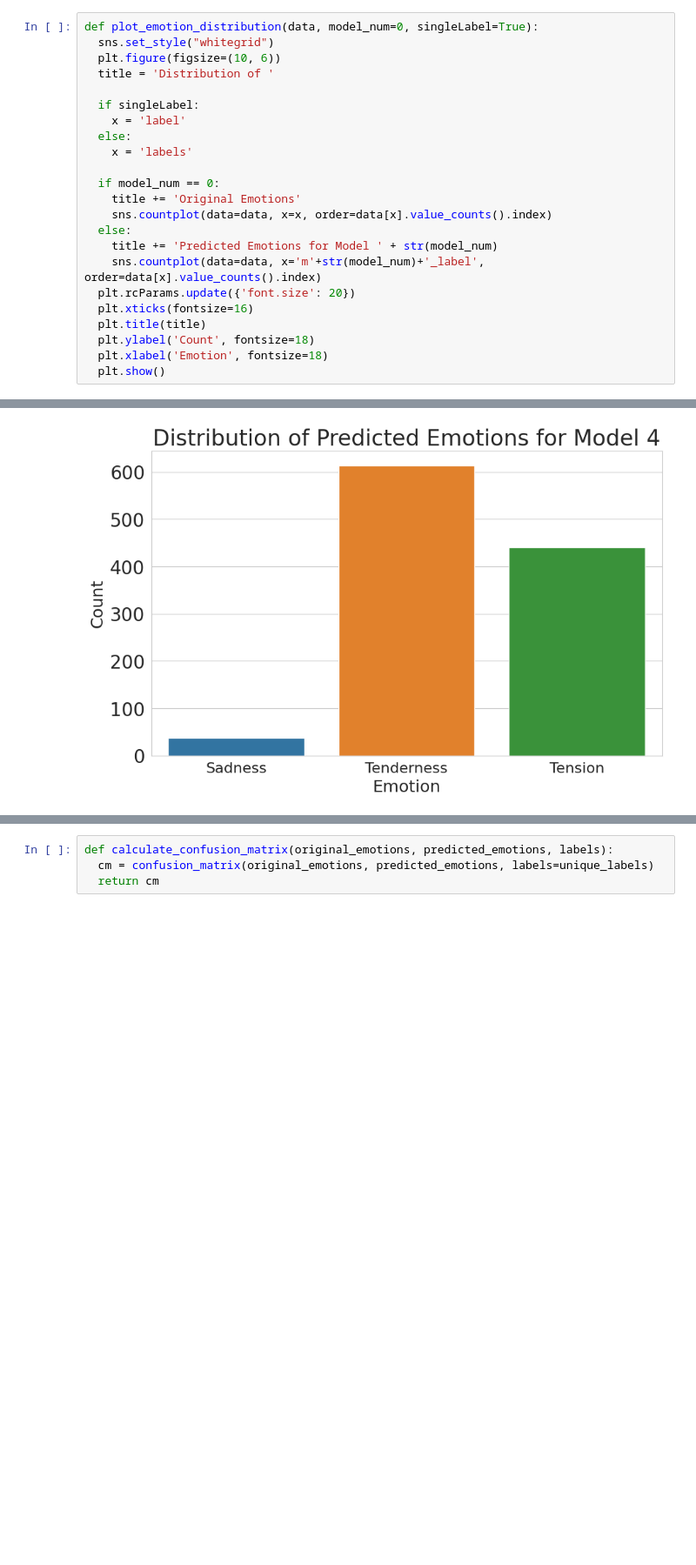
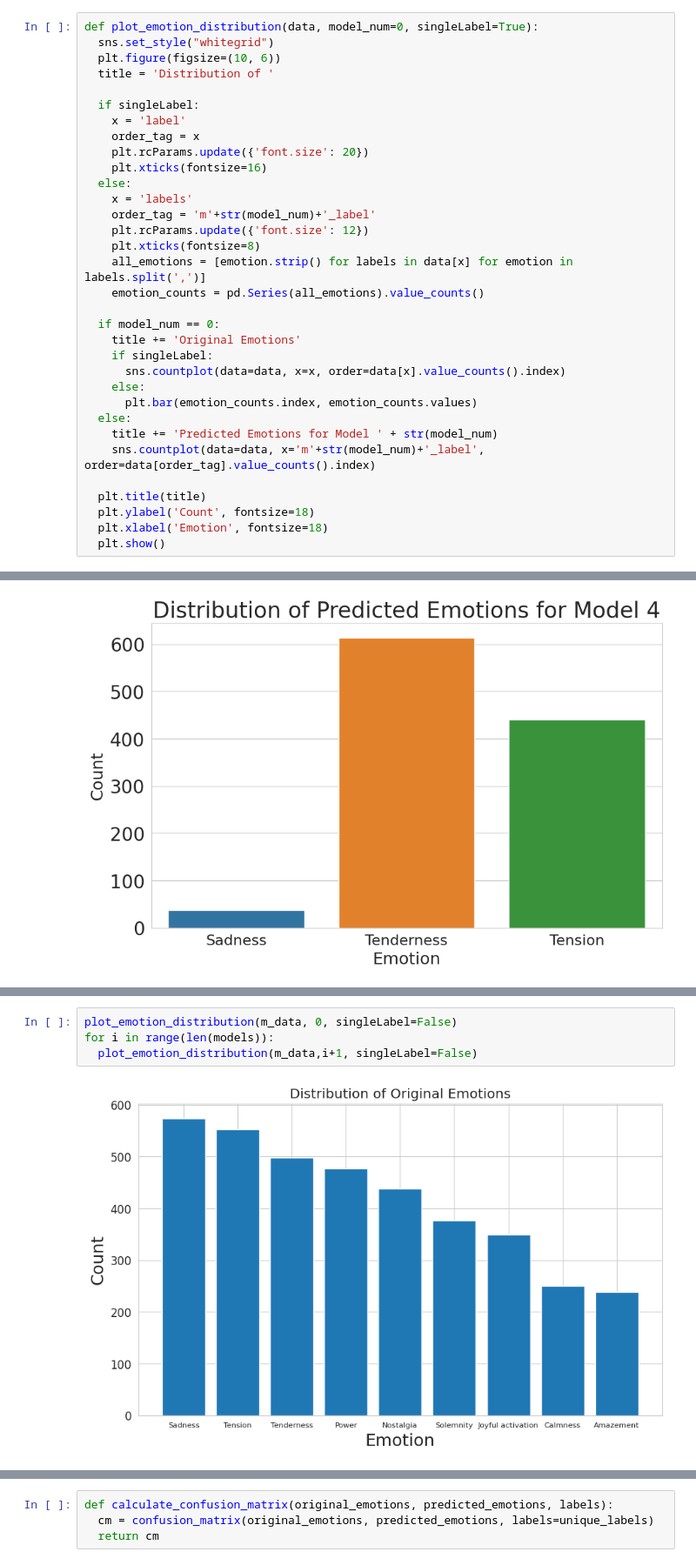
Before and after one commit to glazar01/lyric-pulse-sentiment-analysis, a Jupyter notebook: models/lyrics_analysis_all_models.ipynb, the cells around one changed output, grey strips where cells are left out. Shown at 87% size. Saved outputs shown, nothing was run; the diff lists cells and outputs as text; blank space fills up the shorter version.

```diff
--- a/models/lyrics_analysis_all_models.ipynb
+++ b/models/lyrics_analysis_all_models.ipynb
@@ -480,17 +480,27 @@ def plot_emotion_distribution(data, model_num=0, singleLabel=True):
 
   if singleLabel:
     x = 'label'
+    order_tag = x
+    plt.rcParams.update({'font.size': 20})
+    plt.xticks(fontsize=16)
   else:
     x = 'labels'
+    order_tag = 'm'+str(model_num)+'_label'
+    plt.rcParams.update({'font.size': 12})
+    plt.xticks(fontsize=8)
+    all_emotions = [emotion.strip() for labels in data[x] for emotion in labels.split(',')]
+    emotion_counts = pd.Series(all_emotions).value_counts()
 
   if model_num == 0:
     title += 'Original Emotions'
-    sns.countplot(data=data, x=x, order=data[x].value_counts().index)
+    if singleLabel:
+      sns.countplot(data=data, x=x, order=data[x].value_counts().index)
+    else:
+      plt.bar(emotion_counts.index, emotion_counts.values)
   else:
     title += 'Predicted Emotions for Model ' + str(model_num)
-    sns.countplot(data=data, x='m'+str(model_num)+'_label', order=data[x].value_counts().index)
-  plt.rcParams.update({'font.size': 20})
-  plt.xticks(fontsize=16)
+    sns.countplot(data=data, x='m'+str(model_num)+'_label', order=data[order_tag].value_counts().index)
+
   plt.title(title)
   plt.ylabel('Count', fontsize=18)
   plt.xlabel('Emotion', fontsize=18)
@@ -507,0 +522,6 @@ for i in range(len(models)):
+# %%
+plot_emotion_distribution(m_data, 0, singleLabel=False)
+for i in range(len(models)):
+  plot_emotion_distribution(m_data,i+1, singleLabel=False)
+# %% [output]
+[figure, added]
```
Also changed, not shown: parts of 22 cells of this notebook.
